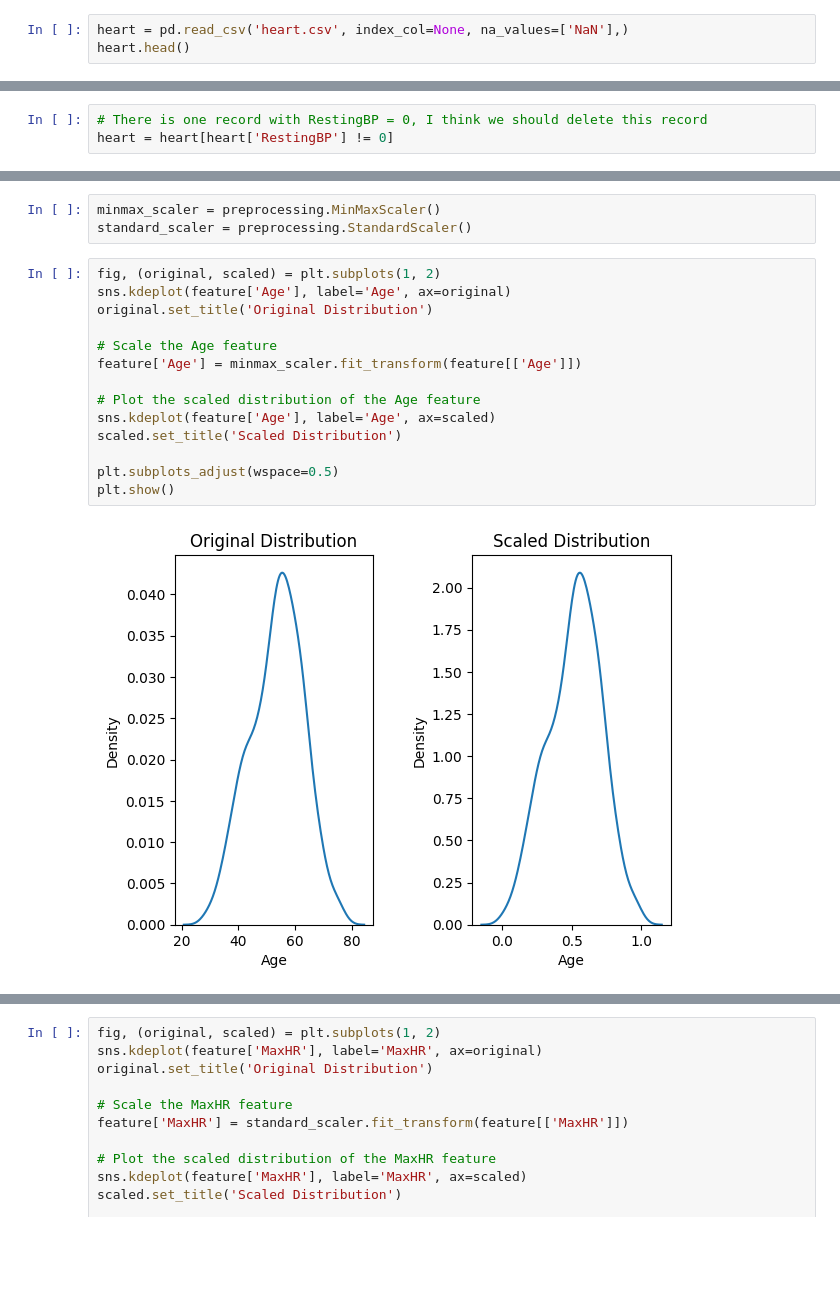
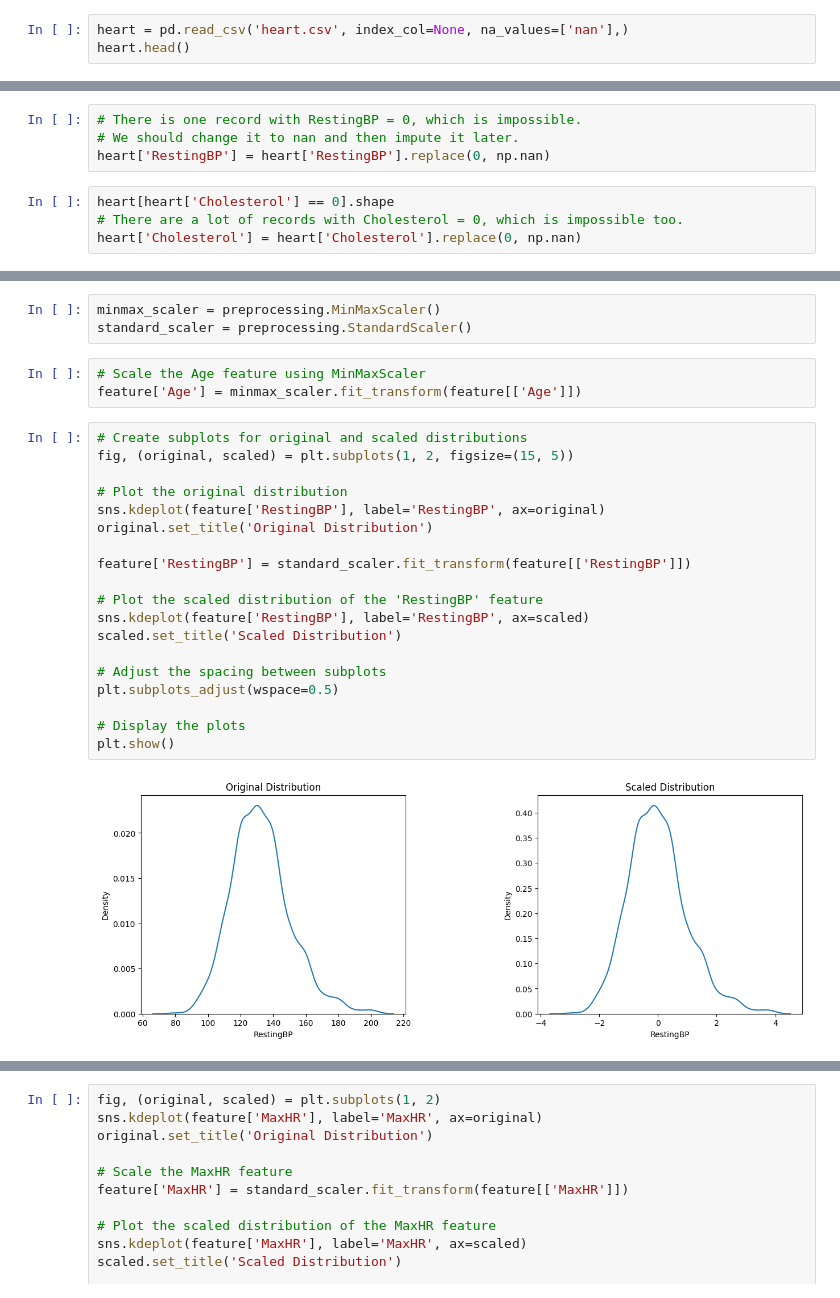
Before and after one commit to nbzuong/ML_Project, a Jupyter notebook: heart_predict.ipynb, the cells around one changed output, grey strips where cells are left out. Drawn from its saved outputs; the diff is of its cells as text; blank space fills up the shorter version.

```diff
--- a/heart_predict.ipynb
+++ b/heart_predict.ipynb
@@ -13,7 +14,7 @@ from sklearn import preprocessing
 import matplotlib.pyplot as plt
 from collections import Counter
 # %%
-heart = pd.read_csv('heart.csv', index_col=None, na_values=['NaN'],)
+heart = pd.read_csv('heart.csv', index_col=None, na_values=['nan'],)
 heart.head()
 # %% [output]
 |  | Age | Sex | ChestPainType | RestingBP | Cholesterol | FastingBS | RestingECG | MaxHR | ... |
@@ -58,3 +76,11 @@ heart.describe().T
+# %%
+# There is one record with RestingBP = 0, which is impossible.
+# We should change it to nan and then impute it later.
+heart['RestingBP'] = heart['RestingBP'].replace(0, np.nan)
+# %%
+heart[heart['Cholesterol'] == 0].shape
+# There are a lot of records with Cholesterol = 0, which is impossible too.
+heart['Cholesterol'] = heart['Cholesterol'].replace(0, np.nan)
 # %%
 string_col=heart.select_dtypes("string").columns.to_list()
 num_col=heart.columns.to_list()
@@ -81,6 +90,3 @@ plt.show()
-# %%
-# There is one record with RestingBP = 0, I think we should delete this record
-heart = heart[heart['RestingBP'] != 0]
 # %%
 target = heart.iloc[:, -1]   # Last column as the target variable
 feature = heart.iloc[:, :-1]  # All columns except the last one as the features
@@ -93,21 +99,29 @@ for col in categorical_cols:
 # %%
 minmax_scaler = preprocessing.MinMaxScaler()
 standard_scaler = preprocessing.StandardScaler()
+# %%
+# Scale the Age feature using MinMaxScaler
+feature['Age'] = minmax_scaler.fit_transform(feature[['Age']])
 # %%
-fig, (original, scaled) = plt.subplots(1, 2)
-sns.kdeplot(feature['Age'], label='Age', ax=original)
+# Create subplots for original and scaled distributions
+fig, (original, scaled) = plt.subplots(1, 2, figsize=(15, 5))
+
+# Plot the original distribution
+sns.kdeplot(feature['RestingBP'], label='RestingBP', ax=original)
 original.set_title('Original Distribution')
 
-# Scale the Age feature
-feature['Age'] = minmax_scaler.fit_transform(feature[['Age']])
+feature['RestingBP'] = standard_scaler.fit_transform(feature[['RestingBP']])
 
-# Plot the scaled distribution of the Age feature
-sns.kdeplot(feature['Age'], label='Age', ax=scaled)
+# Plot the scaled distribution of the 'RestingBP' feature
+sns.kdeplot(feature['RestingBP'], label='RestingBP', ax=scaled)
 scaled.set_title('Scaled Distribution')
 
+# Adjust the spacing between subplots
 plt.subplots_adjust(wspace=0.5)
+
+# Display the plots
 plt.show()
 # %% [output]
-[figure, old version]
+[figure, new version]
 # %%
 # Create subplots for original and scaled distributions
```
Also changed, not shown: parts of 11 cells of this notebook.
